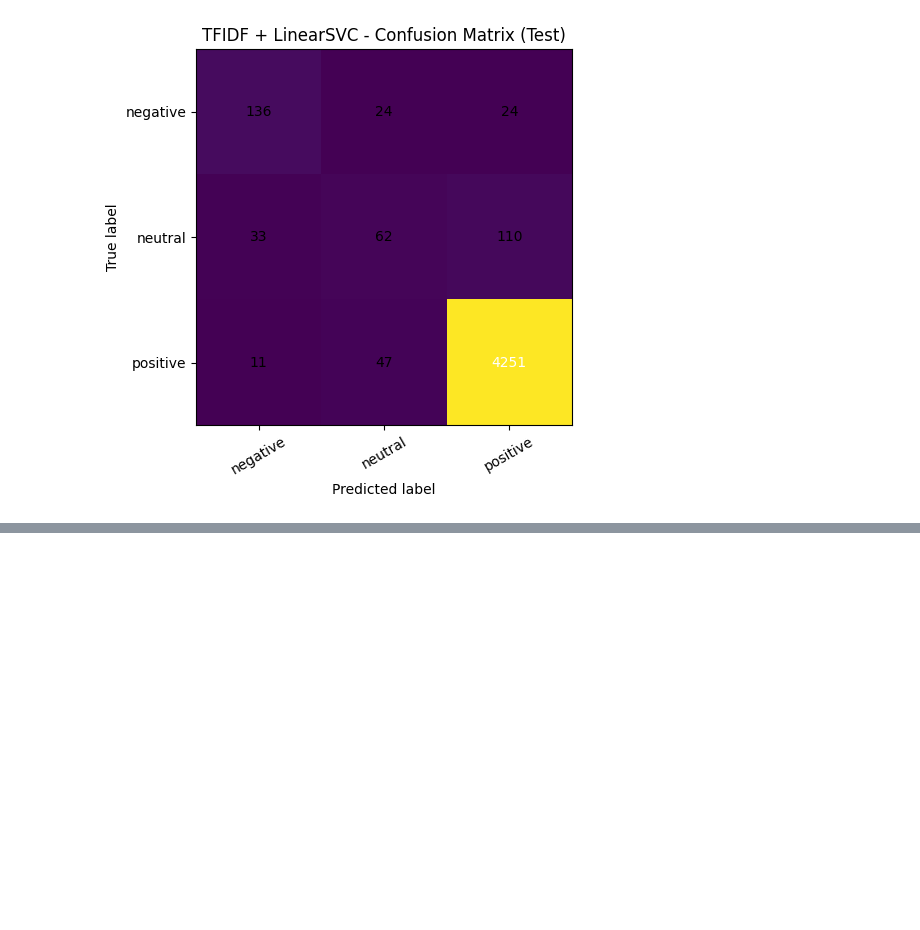
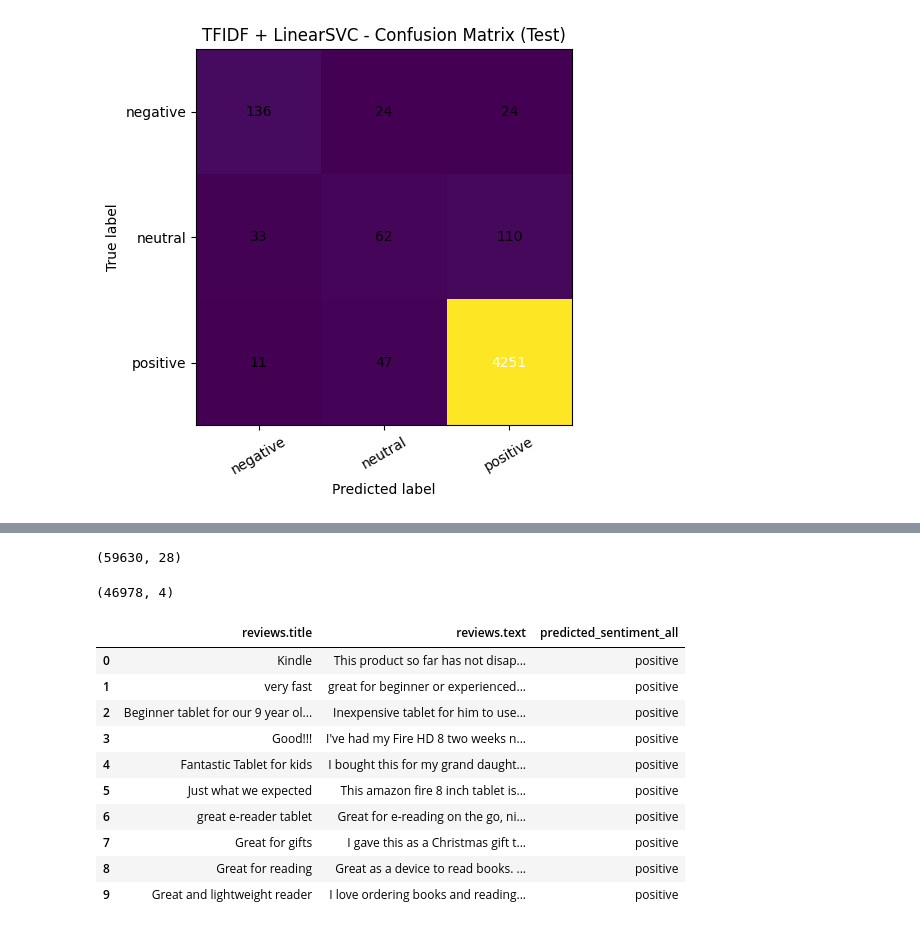
Before and after one commit to Hrishikesh-CS50/project_nlp_business_case_automated_customers_reviews, a Jupyter notebook: notebooks/Tf_idf_linearsvc_ratings_supervised.ipynb, the cells around one changed output, grey strips where cells are left out. Saved outputs shown, nothing was run; the diff lists cells and outputs as text; code cells hidden in the pictures; blank space fills up the shorter version.

Commit message:
changed classification model for summarizing

```diff
--- a/notebooks/Tf_idf_linearsvc_ratings_supervised.ipynb
+++ b/notebooks/Tf_idf_linearsvc_ratings_supervised.ipynb
@@ -393,0 +406,47 @@ weighted avg     0.9391    0.9470    0.9422      4698
+# %%
+df.shape
+# %% [output]
+(59630, 28)
+# %%
+df_sent.shape
+# %% [output]
+(46978, 4)
+# %%
+# ADDITIONAL: Predict on full dataset df and add new column
+
+# 1) Build the SAME text field used during training
+# (title + text is consistent with your notebook style)
+df["text_raw_all"] = (
+    df["reviews.title"].fillna("").astype(str).str.strip()
+    + ". "
+    + df["reviews.text"].fillna("").astype(str).str.strip()
+)
+
+# 2) Apply the SAME cleaning function you used in training
+df["text_clean_all"] = df["text_raw_all"].apply(clean_text)
+
+# 3) Predict (avoid empty/too-short strings if you filtered them in training)
+mask_valid_all = df["text_clean_all"].fillna("").str.len() >= 3
+
+# Create the output column
+df["predicted_sentiment_all"] = None
+
+# Predict only for valid rows
+df.loc[mask_valid_all, "predicted_sentiment_all"] = best_model.predict(
+    df.loc[mask_valid_all, "text_clean_all"]
+)
+
+# Optional: quick sanity check
+df[["reviews.title", "reviews.text", "predicted_sentiment_all"]].head(10)
+# %% [output]
+|  | reviews.title | reviews.text | predicted_sentiment_all |
+| 0 | Kindle | This product so far has not disap... | positive |
+| 1 | very fast | great for beginner or experienced... | positive |
+| 2 | Beginner tablet for our 9 year ol... | Inexpensive tablet for him to use... | positive |
+| 3 | Good!!! | I've had my Fire HD 8 two weeks n... | positive |
+| 4 | Fantastic Tablet for kids | I bought this for my grand daught... | positive |
+| 5 | Just what we expected | This amazon fire 8 inch tablet is... | positive |
+| 6 | great e-reader tablet | Great for e-reading on the go, ni... | positive |
+| 7 | Great for gifts | I gave this as a Christmas gift t... | positive |
+| 8 | Great for reading | Great as a device to read books. ... | positive |
+| 9 | Great and lightweight reader | I love ordering books and reading... | positive |
```
Also changed, not shown: parts of 3 cells of this notebook.
